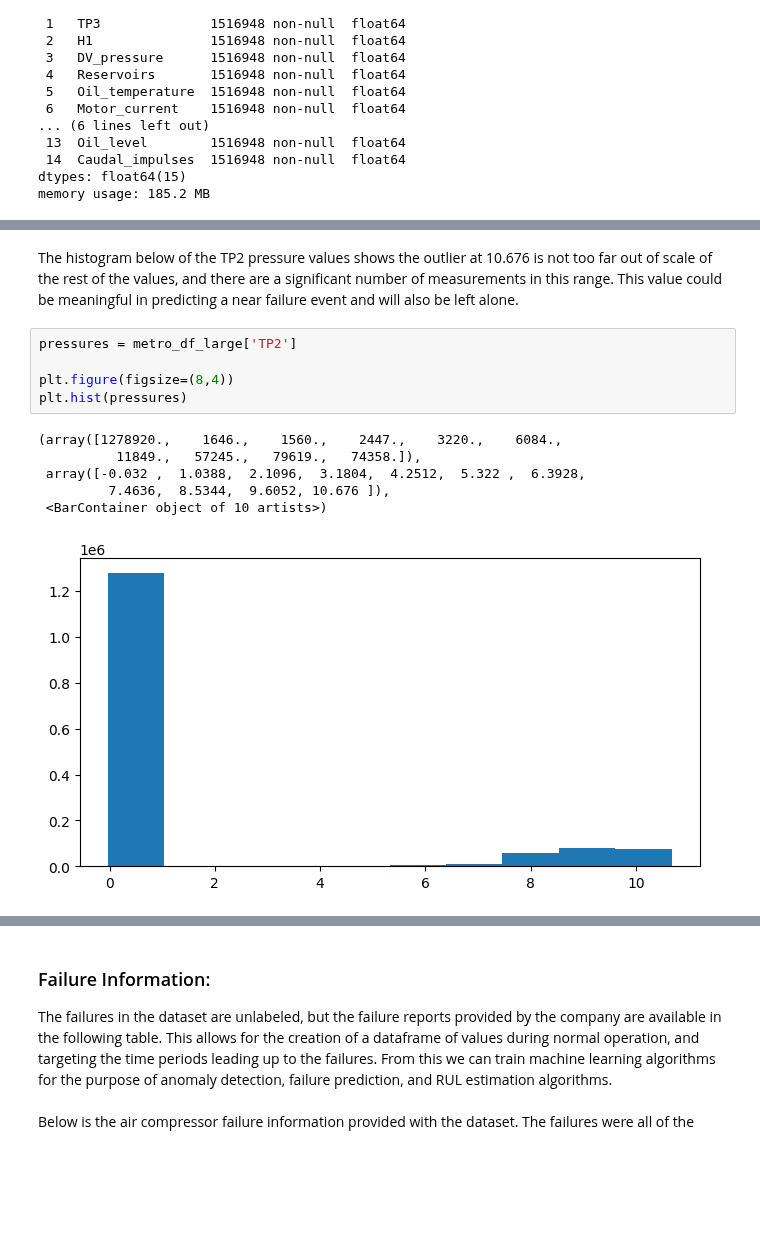
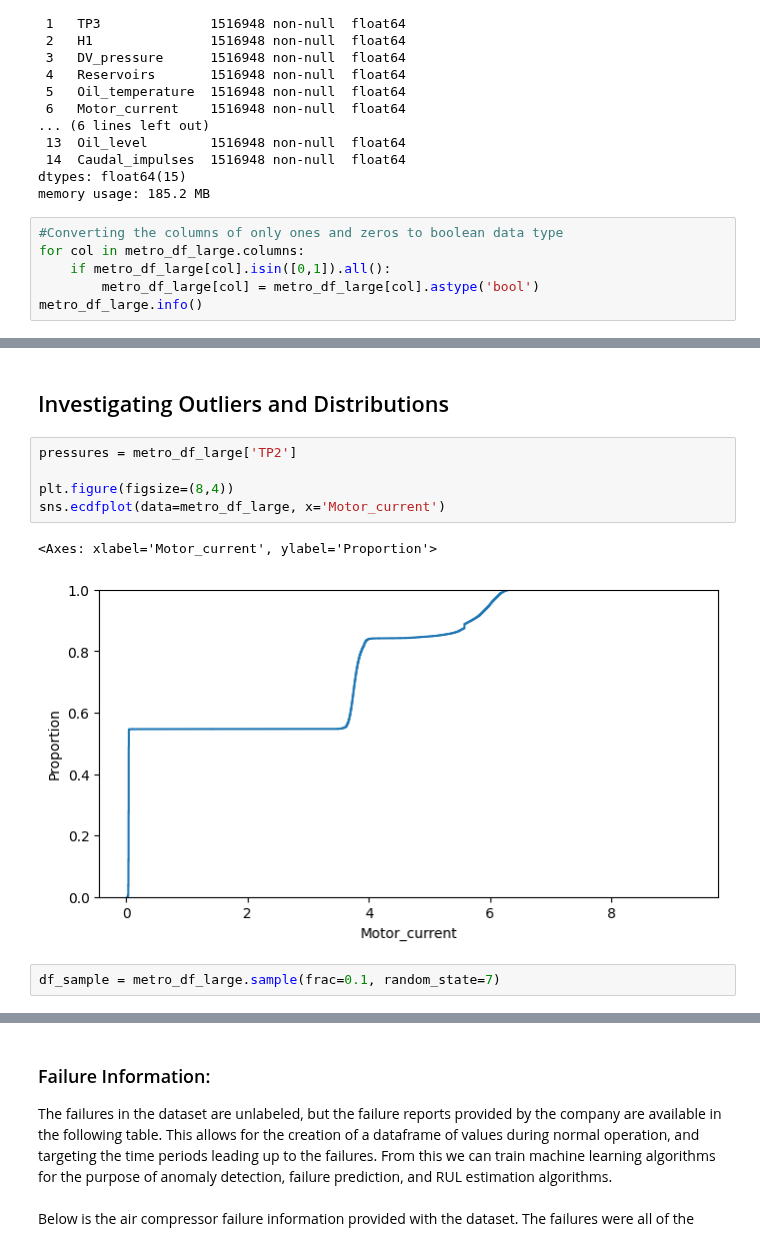
Before and after one commit to Dave-Codes/Predictive-Maintenance, a Jupyter notebook: predictive-maintenance-metropt-3.ipynb, the cells around one changed output, grey strips where cells are left out. Drawn from its saved outputs; the diff is of its cells as text; blank space fills up the shorter version.

```diff
--- a/predictive-maintenance-metropt-3.ipynb
+++ b/predictive-maintenance-metropt-3.ipynb
@@ -107,3 +108,9 @@ Data columns (total 15 columns):
  14  Caudal_impulses  1516948 non-null  float64
 dtypes: float64(15)
 memory usage: 185.2 MB
+# %%
+#Converting the columns of only ones and zeros to boolean data type
+for col in metro_df_large.columns:
+    if metro_df_large[col].isin([0,1]).all():
+        metro_df_large[col] = metro_df_large[col].astype('bool')
+metro_df_large.info()
@@ -134,14 +146,12 @@ plt.scatter(integers, dv_pressures, c='red', alpha=0.5)
-# %% [markdown]
-The histogram below of the TP2 pressure values shows the outlier at 10.676 is not too far out of scale of the rest of the values, and there are a significant number of measurements in this range. This value could be meaningful in predicting a near failure event and will also be left alone.
+# %% [markdown]
+## Investigating Outliers and Distributions
 # %%
 pressures = metro_df_large['TP2']
 
 plt.figure(figsize=(8,4))
-plt.hist(pressures)
+sns.ecdfplot(data=metro_df_large, x='Motor_current')
 # %% [output]
-(array([1278920.,    1646.,    1560.,    2447.,    3220.,    6084.,
-          11849.,   57245.,   79619.,   74358.]),
- array([-0.032 ,  1.0388,  2.1096,  3.1804,  4.2512,  5.322 ,  6.3928,
-         7.4636,  8.5344,  9.6052, 10.676 ]),
- <BarContainer object of 10 artists>)
+<Axes: xlabel='Motor_current', ylabel='Proportion'>
-[figure, old version]
+[figure, new version]
+# %%
+df_sample = metro_df_large.sample(frac=0.1, random_state=7)
```
Also changed, not shown: parts of 45 cells of this notebook.
